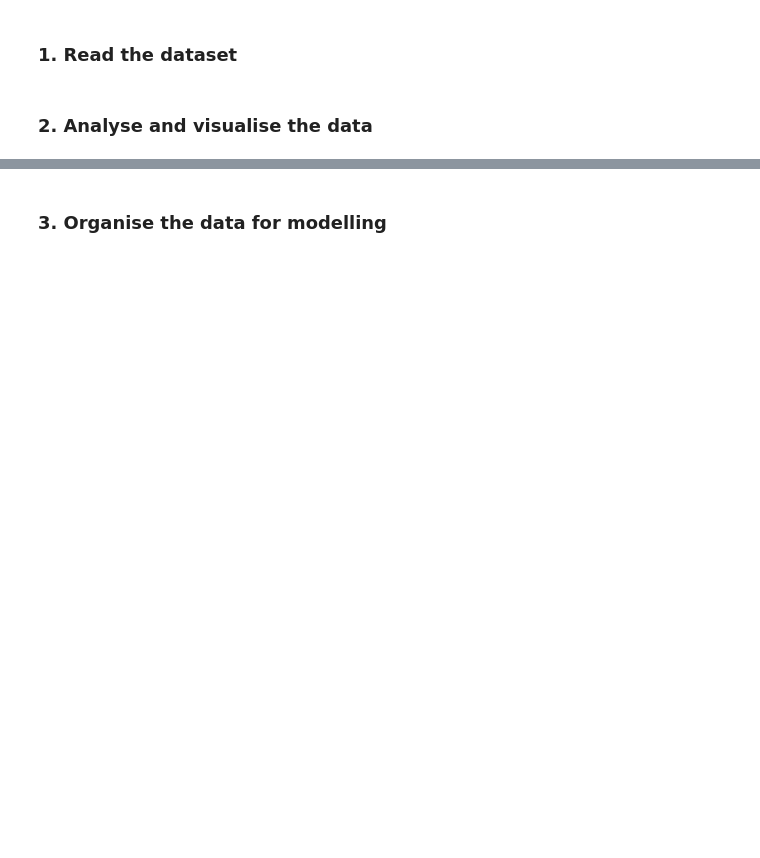
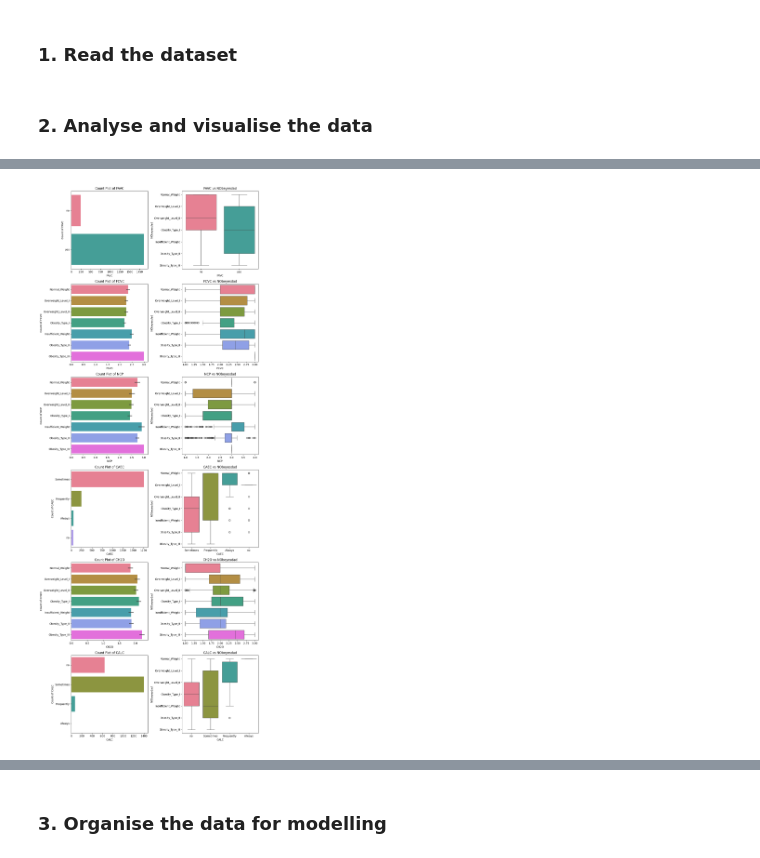
Before and after one commit to secary/compsci7306, a Jupyter notebook: mbd_a1/a1942340_dongjuma_assign1.ipynb, the cells around one changed output, grey strips where cells are left out. Saved outputs shown, nothing was run; the diff lists cells and outputs as text; code cells hidden in the pictures; blank space fills up the shorter version.

```diff
--- a/mbd_a1/a1942340_dongjuma_assign1.ipynb
+++ b/mbd_a1/a1942340_dongjuma_assign1.ipynb
@@ -45,0 +177,42 @@ import pandas as pd
+# %%
+def plot_charts(data, features, target='NObeyesdad', label_rotation=False):
+
+    num_features = len(features)
+    num_rows = (num_features * 2) // 2  # 每两个特征放在一行
+    num_cols = 2  # 每行两个子图
+
+    plt.figure(figsize=(12, num_rows * 5))
+
+    for i, feature in enumerate(features):
+        feature_type = data[feature].dtype
+
+        if feature not in data.columns:
+            print(f"Warning: {feature} not found in dataset!")
+            continue
+
+        plt.subplot(num_rows, num_cols, 2*i + 1)
+        plt.title(f'Count Plot of {feature}')
+        if feature_type == 'object':
+            sns.countplot(y=data[feature], palette=("husl"))
+        else:
+            sns.barplot(x=data[feature], y=data[target], palette="husl")
+        plt.xlabel(f'{feature}')
+        plt.ylabel(f'Count of {feature}')
+        if label_rotation:
+            plt.xticks(rotation=90)
+
+        plt.subplot(num_rows, num_cols, 2*i + 2)
+        plt.title(f'{feature} vs {target}')
+        sns.boxplot(x=data[feature], y=data[target], palette=("husl"))
+        if label_rotation:
+            plt.xticks(rotation=90)
+
+    plt.tight_layout()
+    plt.show()
+# %%
+eating = ['FAVC', 'FCVC', 'NCP', 'CAEC', 'CH2O', 'CALC']
+phyisical = ['SCC', 'FAF', 'TUE', 'MTRANS']
+# %%
+plot_charts(od0, eating)
+# %% [output]
+[figure, added]
```
Also changed, not shown: parts of 24 cells of this notebook, 3 other files.
